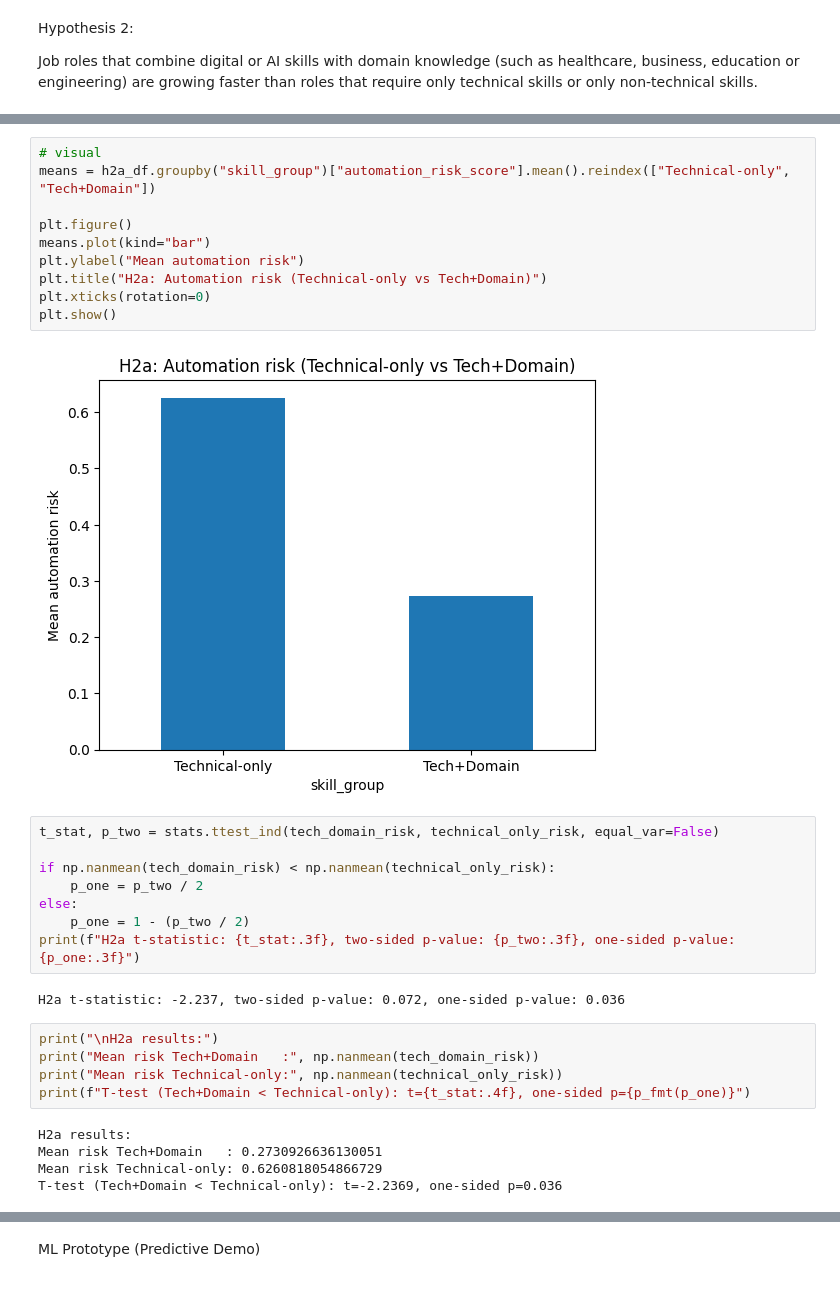
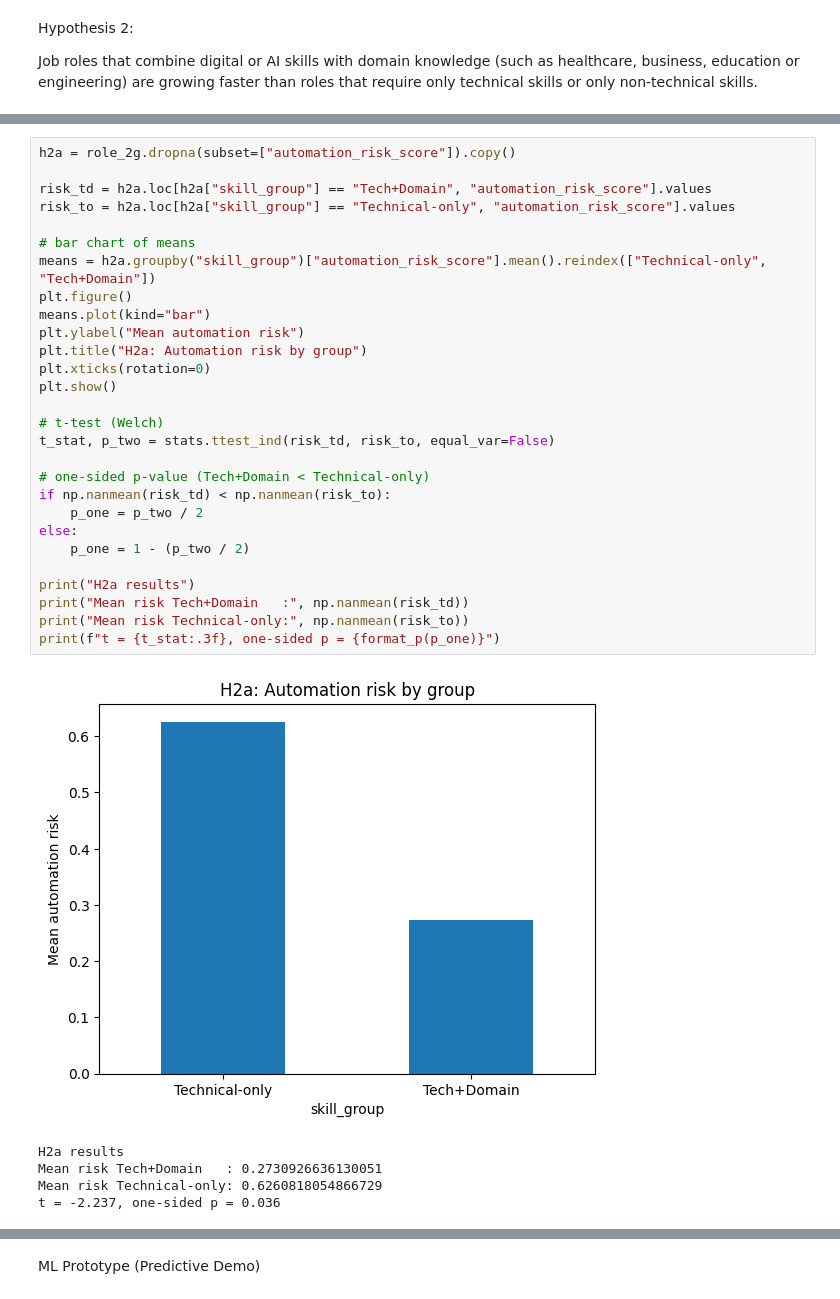
Before and after one commit to sunnyjandu/AI-and-the-Future-of-Work-and-Learning, a Jupyter notebook: jupyter_notebooks/full_analytic_flow.ipynb, the cells around one changed output, grey strips where cells are left out. Saved outputs shown, nothing was run; the diff lists cells and outputs as text.

```diff
--- a/jupyter_notebooks/full_analytic_workflow.ipynb
+++ b/jupyter_notebooks/full_analytic_flow.ipynb
@@ -354,33 +362,35 @@ technical_only_risk = h2a_df.loc[h2a_df["skill_group"]=="Technical-only", "autom
-# %%
-# visual
-means = h2a_df.groupby("skill_group")["automation_risk_score"].mean().reindex(["Technical-only", "Tech+Domain"])
-
-plt.figure()
-means.plot(kind="bar")
-plt.ylabel("Mean automation risk")
-plt.title("H2a: Automation risk (Technical-only vs Tech+Domain)")
-plt.xticks(rotation=0)
-plt.show()
-# %% [output]
-[figure, removed]
-# %%
-t_stat, p_two = stats.ttest_ind(tech_domain_risk, technical_only_risk, equal_var=False)
-
-if np.nanmean(tech_domain_risk) < np.nanmean(technical_only_risk):
-    p_one = p_two / 2
-else:
-    p_one = 1 - (p_two / 2)
-print(f"H2a t-statistic: {t_stat:.3f}, two-sided p-value: {p_two:.3f}, one-sided p-value: {p_one:.3f}")
-# %% [output]
-H2a t-statistic: -2.237, two-sided p-value: 0.072, one-sided p-value: 0.036
-# %%
-print("\nH2a results:")
-print("Mean risk Tech+Domain   :", np.nanmean(tech_domain_risk))
-print("Mean risk Technical-only:", np.nanmean(technical_only_risk))
-print(f"T-test (Tech+Domain < Technical-only): t={t_stat:.4f}, one-sided p={p_fmt(p_one)}")
-# %% [output]
-H2a results:
-Mean risk Tech+Domain   : 0.2730926636130051
-Mean risk Technical-only: 0.6260818054866729
-T-test (Tech+Domain < Technical-only): t=-2.2369, one-sided p=0.036
+# %%
+h2a = role_2g.dropna(subset=["automation_risk_score"]).copy()
+
+risk_td = h2a.loc[h2a["skill_group"] == "Tech+Domain", "automation_risk_score"].values
+risk_to = h2a.loc[h2a["skill_group"] == "Technical-only", "automation_risk_score"].values
+
+# bar chart of means
+means = h2a.groupby("skill_group")["automation_risk_score"].mean().reindex(["Technical-only", "Tech+Domain"])
+plt.figure()
+means.plot(kind="bar")
+plt.ylabel("Mean automation risk")
+plt.title("H2a: Automation risk by group")
+plt.xticks(rotation=0)
+plt.show()
+
+# t-test (Welch)
+t_stat, p_two = stats.ttest_ind(risk_td, risk_to, equal_var=False)
+
+# one-sided p-value (Tech+Domain < Technical-only)
+if np.nanmean(risk_td) < np.nanmean(risk_to):
+    p_one = p_two / 2
+else:
+    p_one = 1 - (p_two / 2)
+
+print("H2a results")
+print("Mean risk Tech+Domain   :", np.nanmean(risk_td))
+print("Mean risk Technical-only:", np.nanmean(risk_to))
+print(f"t = {t_stat:.3f}, one-sided p = {format_p(p_one)}")
+# %% [output]
+[figure, added]
+H2a results
+Mean risk Tech+Domain   : 0.2730926636130051
+Mean risk Technical-only: 0.6260818054866729
+t = -2.237, one-sided p = 0.036
 # %% [markdown]
```
Also changed, not shown: parts of 50 cells of this notebook, 1 other file.
